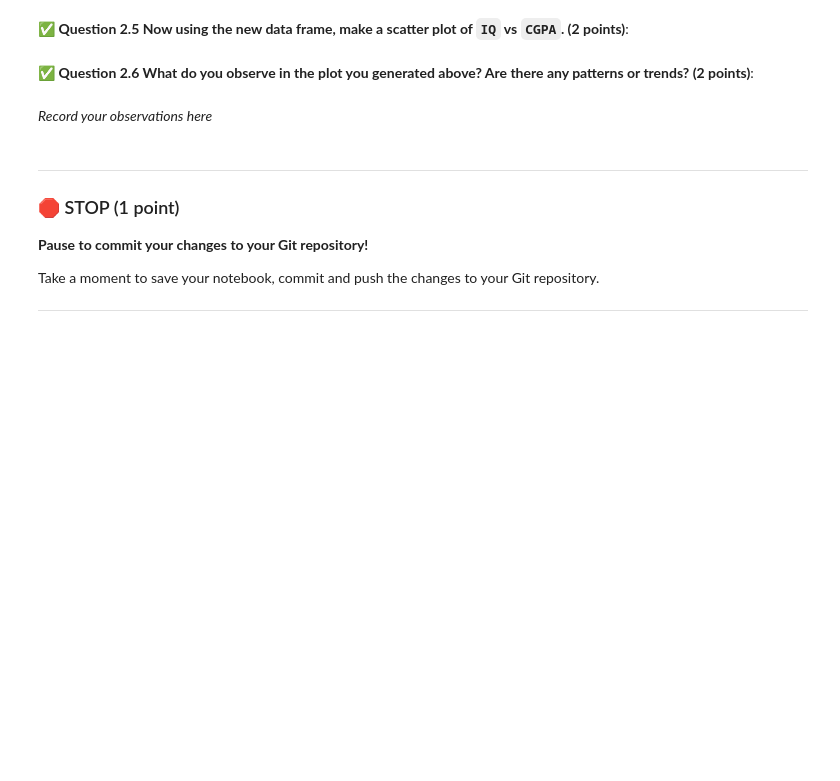
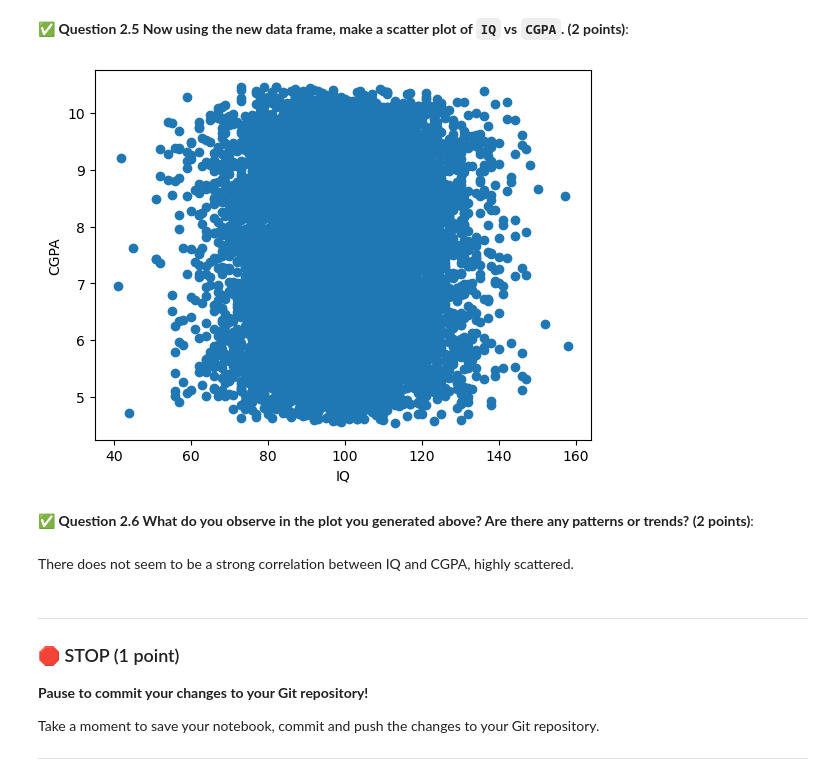
Before and after one commit to winbergd/cmse202-f25-turnin, a Jupyter notebook: midterm/CMSE202-Midterm-Section001-STUDENT-F25.ipynb, the cells around one changed output. Cells and saved outputs as stored; diff of their text form; code cells hidden in the pictures; blank space fills up the shorter version.

```diff
--- a/midterm/CMSE202-Midterm-Section001-STUDENT-F25.ipynb
+++ b/midterm/CMSE202-Midterm-Section001-STUDENT-F25.ipynb
@@ -65,3 +70,7 @@ In this section you will be tasked with downloading and exploring a specific dat
 &#9989; **Question 2.2 Read in the dataset as a Pandas data frame and then display the first 4 rows. (2 points)**:
 # %%
 ### Put your code here:
+import pandas as pd
+
+df = pd.read_csv("CollegePlacement.csv")
+df.head(4)
@@ -73,3 +92,5 @@ In this section you will be tasked with downloading and exploring a specific dat
 &#9989; **Question 2.4 Make a new data frame from your current data frame that contains only the `IQ` and `CGPA` columns. (2 points)**:
 # %%
 ### Put your code here
+df_subset = df[["IQ", "CGPA"]]
+df_subset.head()
@@ -77,10 +105,18 @@ In this section you will be tasked with downloading and exploring a specific dat
 &#9989; **Question 2.5 Now using the new data frame, make a scatter plot of `IQ` vs `CGPA`. (2 points)**:
 # %%
 ### Put your code here
+import matplotlib.pyplot as plt
+
+plt.scatter(df_subset["IQ"], df_subset["CGPA"])
+plt.xlabel("IQ")
+plt.ylabel("CGPA")
+plt.show()
+# %% [output]
+[figure, added]
 # %% [markdown]
 &#9989; **Question 2.6 What do you observe in the plot you generated above? Are there any patterns or trends? (2 points)**:
 # %% [markdown]
-_Record your observations here_
+There does not seem to be a strong correlation between IQ and CGPA, highly scattered.
 # %% [markdown]
 ---
 ### &#128721; STOP (1 point)
```
Also changed, not shown: parts of 7 cells of this notebook.
